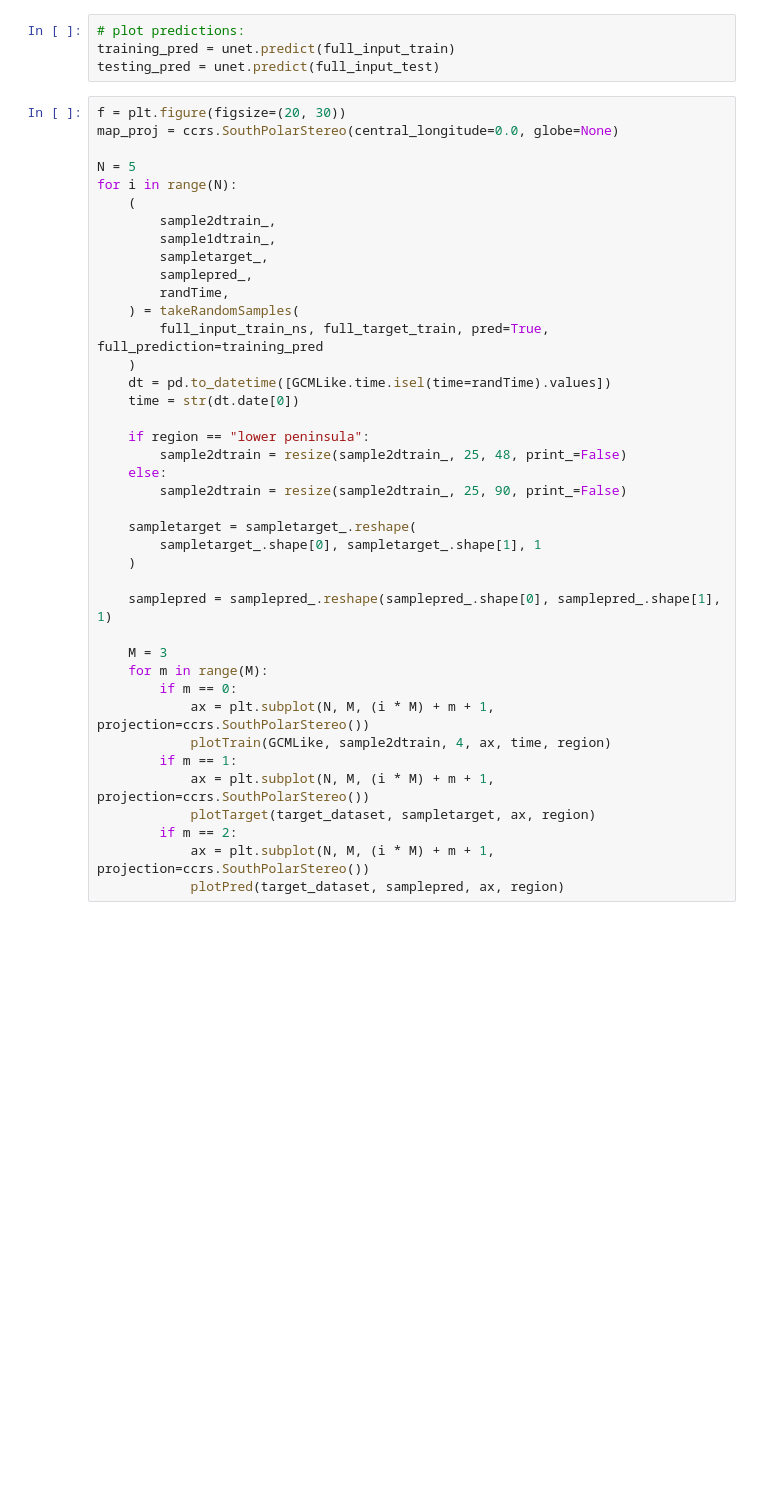
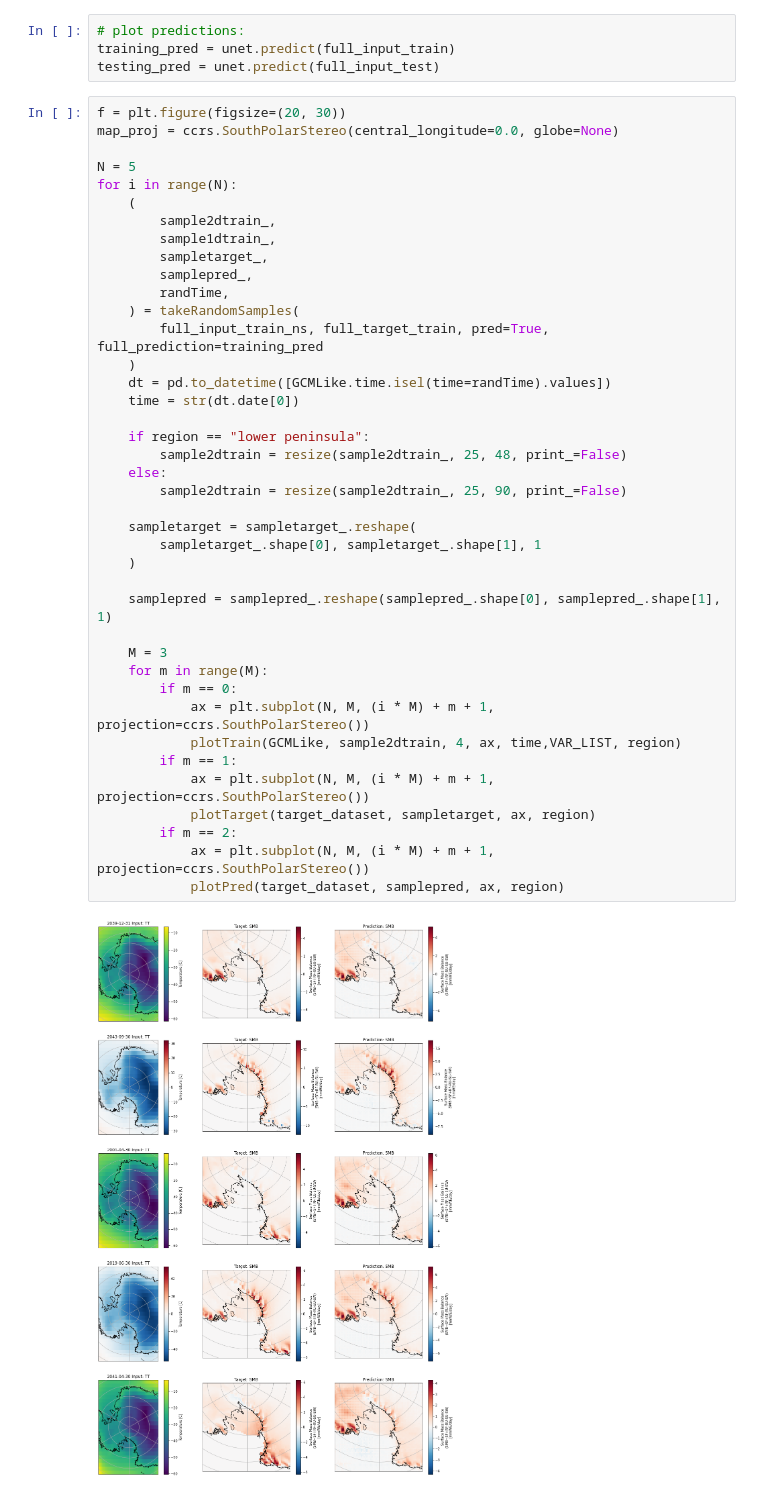
Before and after one commit to marvande/Antarctica-RCM-Emulator, a Jupyter notebook: scr/notebooks/ML_Flow/2-ML_flow.ipynb, the cells around one changed output. Saved outputs shown, nothing was run; the diff lists cells and outputs as text; blank space fills up the shorter version.

Commit message:
20 epochs on training

```diff
--- a/scr/notebooks/ML_Flow/2-ML_flow.ipynb
+++ b/scr/notebooks/ML_Flow/2-ML_flow.ipynb
@@ -825,33 +849,35 @@ for i in range(N):
         sampletarget_,
         samplepred_,
         randTime,
     ) = takeRandomSamples(
         full_input_train_ns, full_target_train, pred=True, full_prediction=training_pred
     )
     dt = pd.to_datetime([GCMLike.time.isel(time=randTime).values])
     time = str(dt.date[0])
 
     if region == "lower peninsula":
         sample2dtrain = resize(sample2dtrain_, 25, 48, print_=False)
     else:
         sample2dtrain = resize(sample2dtrain_, 25, 90, print_=False)
 
     sampletarget = sampletarget_.reshape(
         sampletarget_.shape[0], sampletarget_.shape[1], 1
     )
 
     samplepred = samplepred_.reshape(samplepred_.shape[0], samplepred_.shape[1], 1)
 
     M = 3
     for m in range(M):
         if m == 0:
             ax = plt.subplot(N, M, (i * M) + m + 1, projection=ccrs.SouthPolarStereo())
-            plotTrain(GCMLike, sample2dtrain, 4, ax, time, region)
+            plotTrain(GCMLike, sample2dtrain, 4, ax, time,VAR_LIST, region)
         if m == 1:
             ax = plt.subplot(N, M, (i * M) + m + 1, projection=ccrs.SouthPolarStereo())
             plotTarget(target_dataset, sampletarget, ax, region)
         if m == 2:
             ax = plt.subplot(N, M, (i * M) + m + 1, projection=ccrs.SouthPolarStereo())
             plotPred(target_dataset, samplepred, ax, region)
+# %% [output]
+[figure, added]
 # %%
 plotAllVar(GCMLike, time = 0)
```
Also changed, not shown: parts of 10 cells of this notebook, 5 other files.
